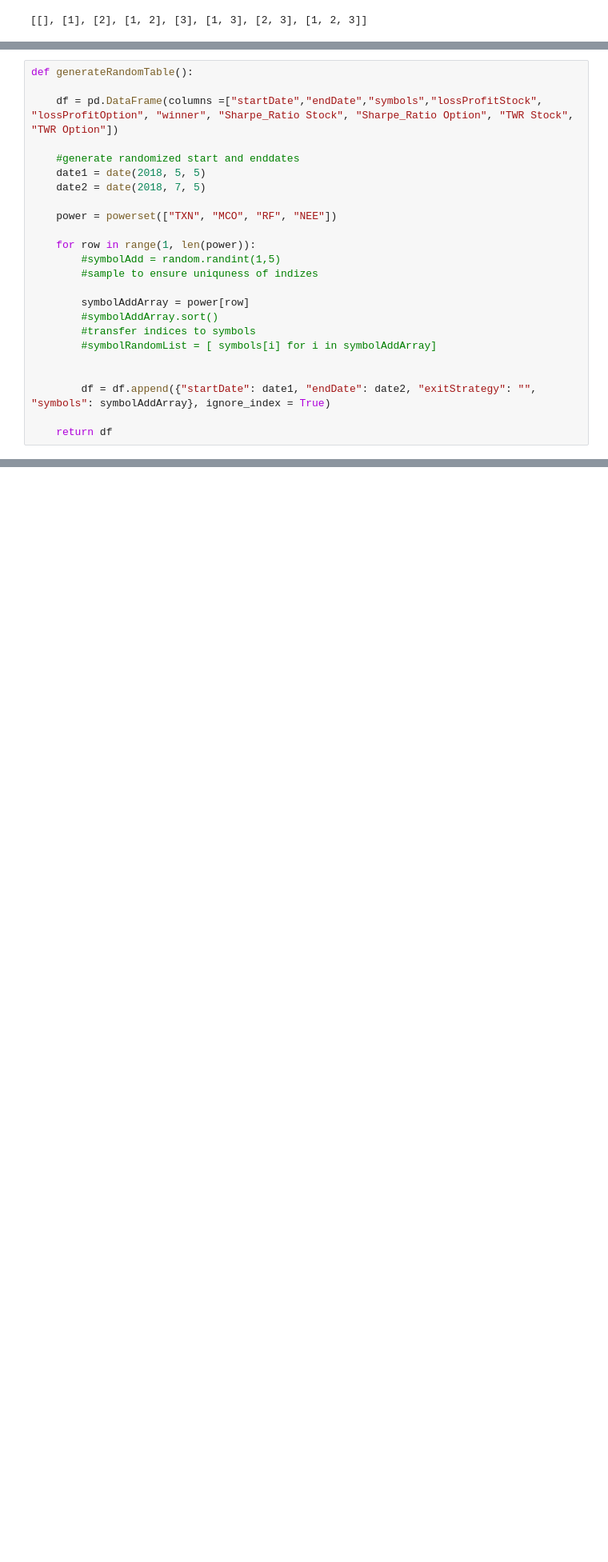
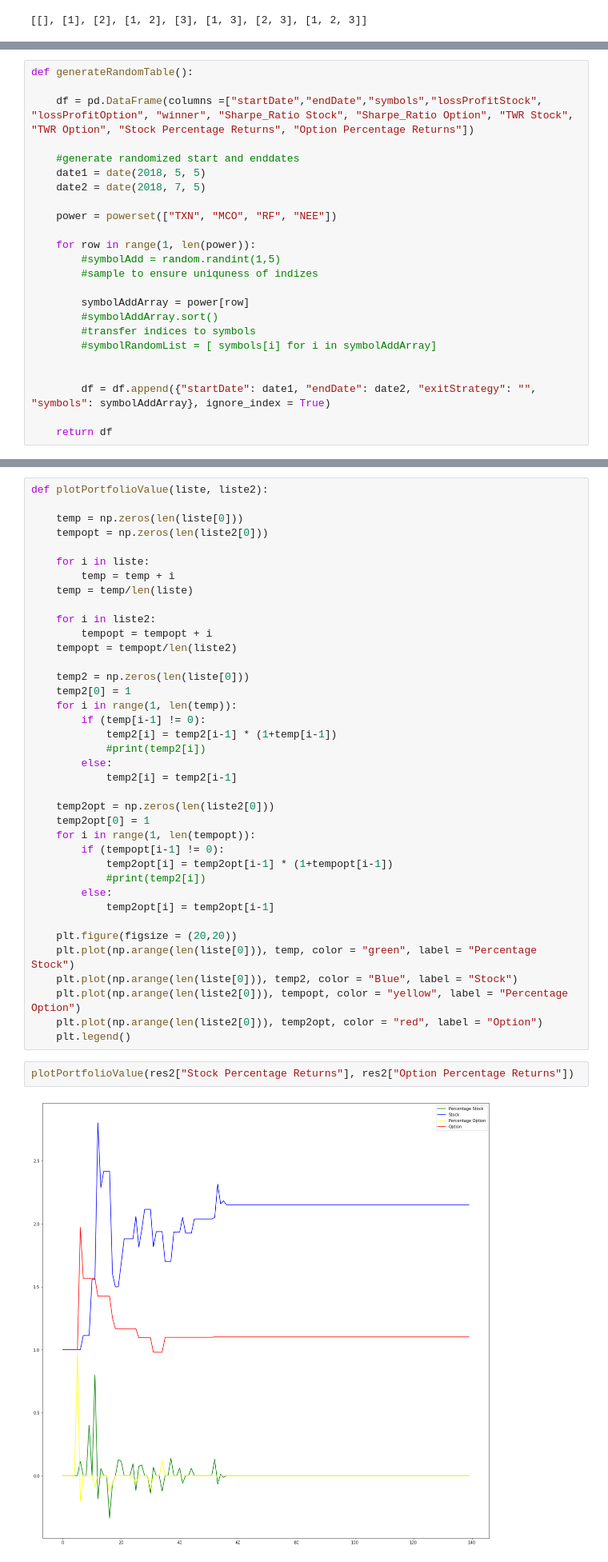
Before and after one commit to CalvinCottin/Option-Backtesting, a Jupyter notebook: Untitled-checkpoint.ipynb, the cells around one changed output, grey strips where cells are left out. Shown at 80% size. Drawn from its saved outputs; the diff is of its cells as text; blank space fills up the shorter version.

Commit message:
first version of plot

```diff
--- a/Untitled-checkpoint.ipynb
+++ b/Untitled-checkpoint.ipynb
@@ -148,7 +178,7 @@ def generateRandomTableold(min_date, max_date, symbols, rowCount):
 # %%
 def generateRandomTable():
 
-    df = pd.DataFrame(columns =["startDate","endDate","symbols","lossProfitStock", "lossProfitOption", "winner", "Sharpe_Ratio Stock", "Sharpe_Ratio Option", "TWR Stock", "TWR Option"])
+    df = pd.DataFrame(columns =["startDate","endDate","symbols","lossProfitStock", "lossProfitOption", "winner", "Sharpe_Ratio Stock", "Sharpe_Ratio Option", "TWR Stock", "TWR Option", "Stock Percentage Returns", "Option Percentage Returns"])
 
     #generate randomized start and enddates
     date1 = date(2018, 5, 5)
@@ -238,3 +332,45 @@ res2
+# %%
+def plotPortfolioValue(liste, liste2):
+
+    temp = np.zeros(len(liste[0]))
+    tempopt = np.zeros(len(liste2[0]))
+
+    for i in liste:
+        temp = temp + i
+    temp = temp/len(liste)
+
+    for i in liste2:
+        tempopt = tempopt + i
+    tempopt = tempopt/len(liste2)
+
+    temp2 = np.zeros(len(liste[0]))
+    temp2[0] = 1
+    for i in range(1, len(temp)):
+        if (temp[i-1] != 0):
+            temp2[i] = temp2[i-1] * (1+temp[i-1])
+            #print(temp2[i])
+        else:
+            temp2[i] = temp2[i-1]
+
+    temp2opt = np.zeros(len(liste2[0]))
+    temp2opt[0] = 1
+    for i in range(1, len(tempopt)):
+        if (tempopt[i-1] != 0):
+            temp2opt[i] = temp2opt[i-1] * (1+tempopt[i-1])
+            #print(temp2[i])
+        else:
+            temp2opt[i] = temp2opt[i-1]
+
+    plt.figure(figsize = (20,20))
+    plt.plot(np.arange(len(liste[0])), temp, color = "green", label = "Percentage Stock")
+    plt.plot(np.arange(len(liste[0])), temp2, color = "Blue", label = "Stock")
+    plt.plot(np.arange(len(liste2[0])), tempopt, color = "yellow", label = "Percentage Option")
+    plt.plot(np.arange(len(liste2[0])), temp2opt, color = "red", label = "Option")
+    plt.legend()
+# %%
+plotPortfolioValue(res2["Stock Percentage Returns"], res2["Option Percentage Returns"])
+# %% [output]
+[figure, added]
 # %%
 res = runSimulation(df1, symbols, optionsdrop, True)
 res
```
Also changed, not shown: parts of 14 cells of this notebook.
